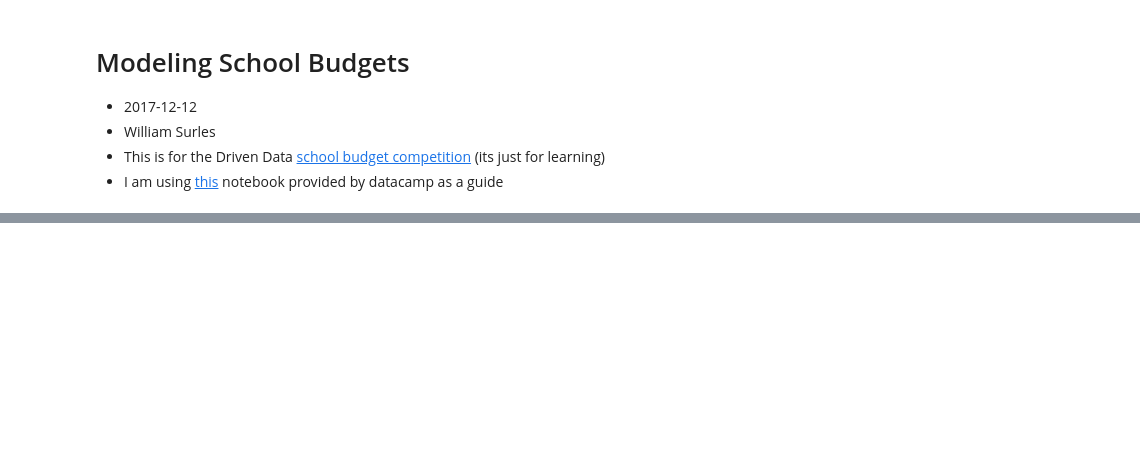
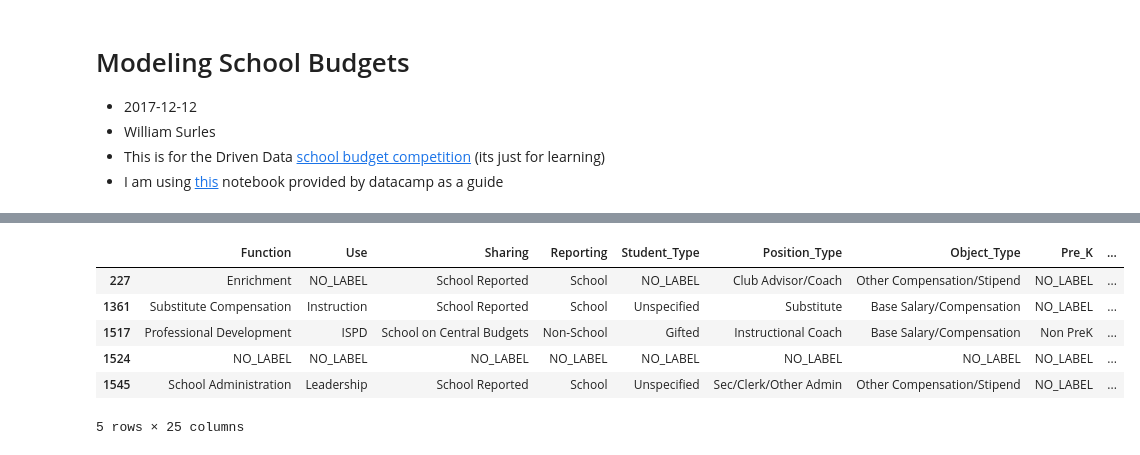
Before and after one commit to wsurles/datacamp_courses, a Jupyter notebook: python_courses/machine_learning_with_the_experts_school_budgets/model_school_budgets.ipynb, the cells around one changed output, grey strips where cells are left out. Drawn from its saved outputs; the diff is of its cells as text; code cells hidden in the pictures; blank space fills up the shorter version.

```diff
--- a/python_courses/machine_learning_with_the_experts_school_budgets/model_school_budgets.ipynb
+++ b/python_courses/machine_learning_with_the_experts_school_budgets/model_school_budgets.ipynb
@@ -40,0 +32,4 @@ os.pardir
+# %%
+file = 'data/TrainingData.csv'
+df = pd.read_csv(file, index_col = 0)
+print(df.shape)
@@ -40,0 +44,32 @@ os.pardir
+# %%
+LABELS = [
+    'Function',
+    'Object_Type',
+    'Operating_Status',
+    'Position_Type',
+    'Pre_K',
+    'Reporting',
+    'Sharing',
+    'Student_Type',
+    'Use']
+
+NON_LABELS = [c for c in df.columns if c not in LABELS]
+
+SAMPLE_SIZE = 20000
+
+sampling = multilabel_sample_dataframe(
+    df,
+    pd.get_dummies(df[LABELS]),
+    size = SAMPLE_SIZE,
+    min_count = 25,
+    seed = 43)
+
+sampling.head()
+# %% [output]
+|  | Function | Use | Sharing | Reporting | Student_Type | Position_Type | Object_Type | Pre_K | ... |
+| 227 | Enrichment | NO_LABEL | School Reported | School | NO_LABEL | Club Advisor/Coach | Other Compensation/Stipend | NO_LABEL | ... |
+| 1361 | Substitute Compensation | Instruction | School Reported | School | Unspecified | Substitute | Base Salary/Compensation | NO_LABEL | ... |
+| 1517 | Professional Development | ISPD | School on Central Budgets | Non-School | Gifted | Instructional Coach | Base Salary/Compensation | Non PreK | ... |
+| 1524 | NO_LABEL | NO_LABEL | NO_LABEL | NO_LABEL | NO_LABEL | NO_LABEL | NO_LABEL | NO_LABEL | ... |
+| 1545 | School Administration | Leadership | School Reported | School | Unspecified | Sec/Clerk/Other Admin | Other Compensation/Stipend | NO_LABEL | ... |
+5 rows × 25 columns
```
Also changed, not shown: parts of 37 cells of this notebook, 21 other files.
